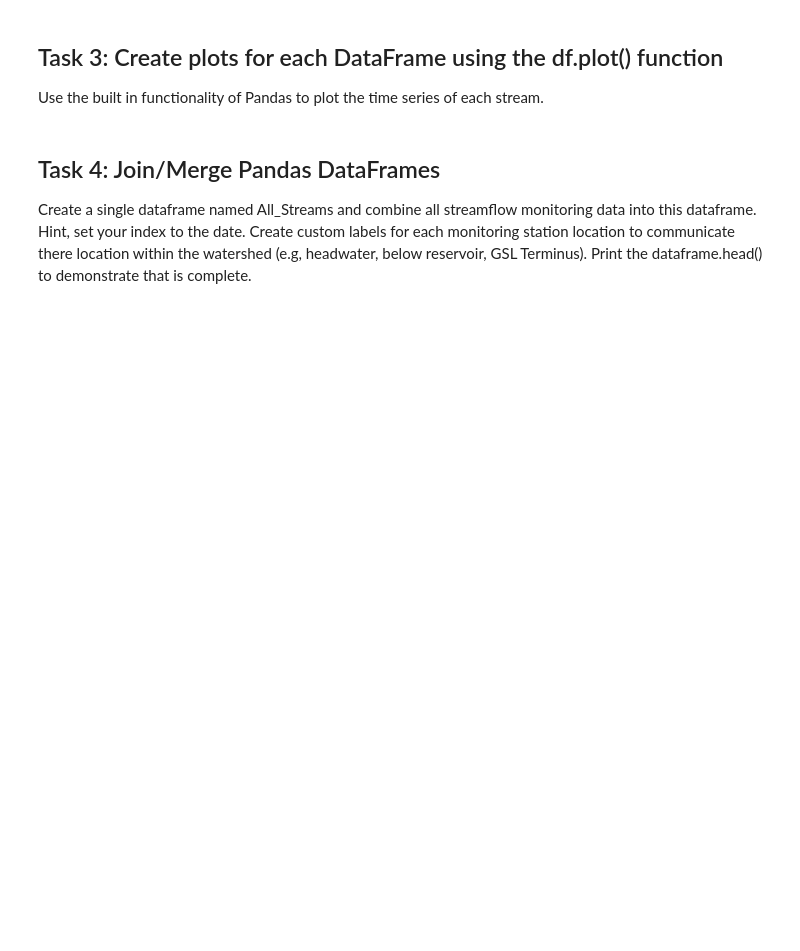
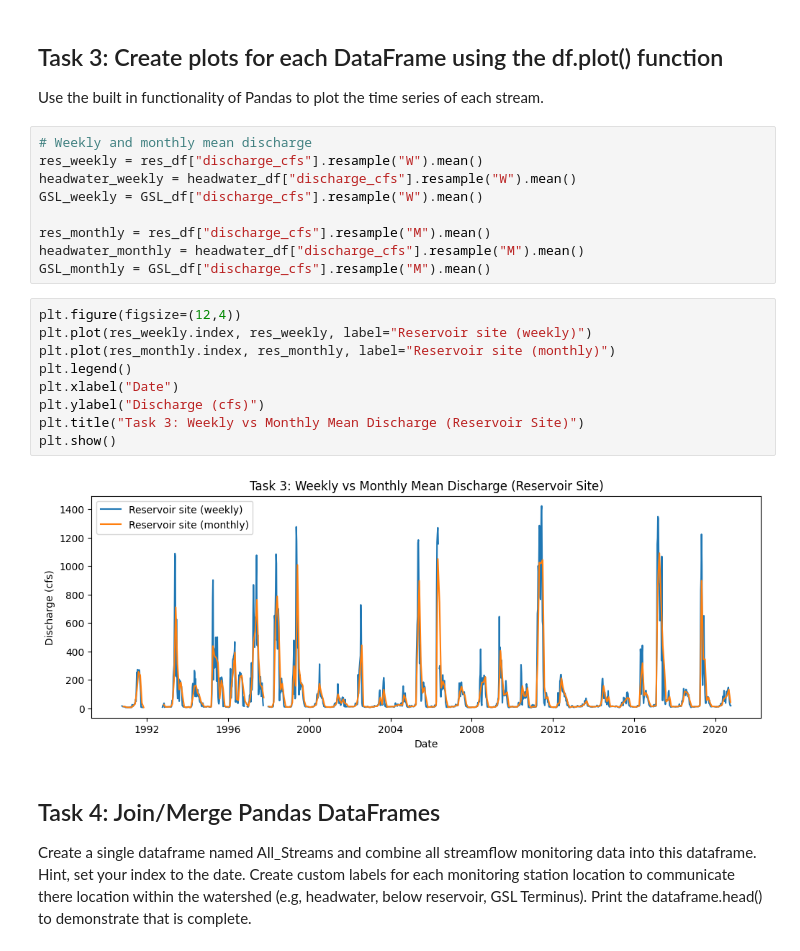
Before and after one commit to northjackson/CommunicatingData-Plotting, a Jupyter notebook: Matplotlib/Matplotlib_Exercises.ipynb, the cells around one changed output. Drawn from its saved outputs; the diff is of its cells as text; blank space fills up the shorter version.

Commit message:
Added Tasks 3, 4, and 5 resampling and WY analysis

```diff
--- a/Matplotlib/Matplotlib_Exercises.ipynb
+++ b/Matplotlib/Matplotlib_Exercises.ipynb
@@ -108,6 +93,26 @@ We are interested in examining the data from 2000-2010. Slice the data according
 ## Task 3: Create plots for each DataFrame using the df.plot() function
 
 Use the built in functionality of Pandas to plot the time series of each stream.
+# %%
+# Weekly and monthly mean discharge
+res_weekly = res_df["discharge_cfs"].resample("W").mean()
+headwater_weekly = headwater_df["discharge_cfs"].resample("W").mean()
+GSL_weekly = GSL_df["discharge_cfs"].resample("W").mean()
+
+res_monthly = res_df["discharge_cfs"].resample("M").mean()
+headwater_monthly = headwater_df["discharge_cfs"].resample("M").mean()
+GSL_monthly = GSL_df["discharge_cfs"].resample("M").mean()
+# %%
+plt.figure(figsize=(12,4))
+plt.plot(res_weekly.index, res_weekly, label="Reservoir site (weekly)")
+plt.plot(res_monthly.index, res_monthly, label="Reservoir site (monthly)")
+plt.legend()
+plt.xlabel("Date")
+plt.ylabel("Discharge (cfs)")
+plt.title("Task 3: Weekly vs Monthly Mean Discharge (Reservoir Site)")
+plt.show()
+# %% [output]
+[figure, added]
 # %% [markdown]
 ## Task 4: Join/Merge Pandas DataFrames
 
```
Also changed, not shown: parts of 16 cells of this notebook.
